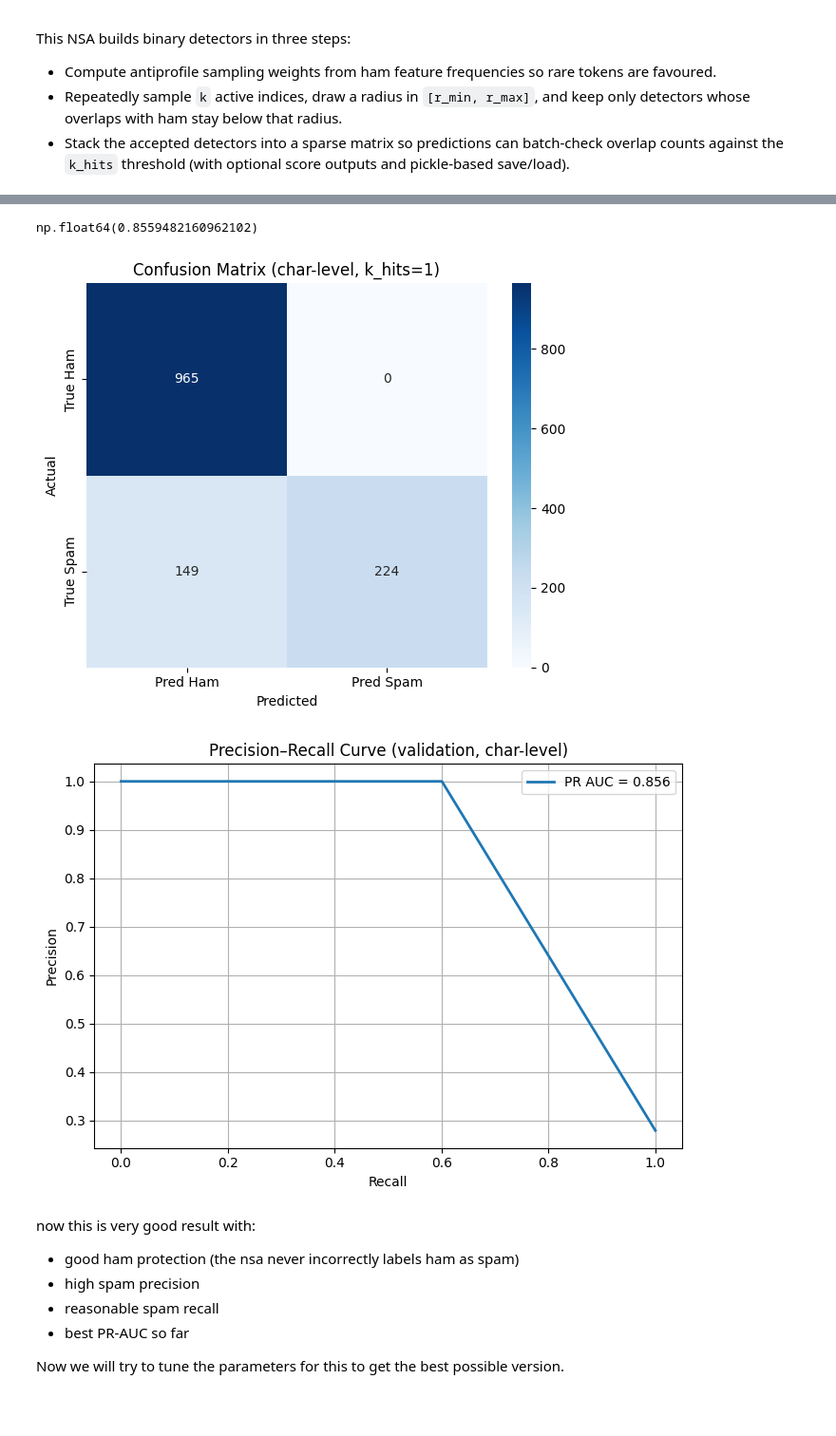
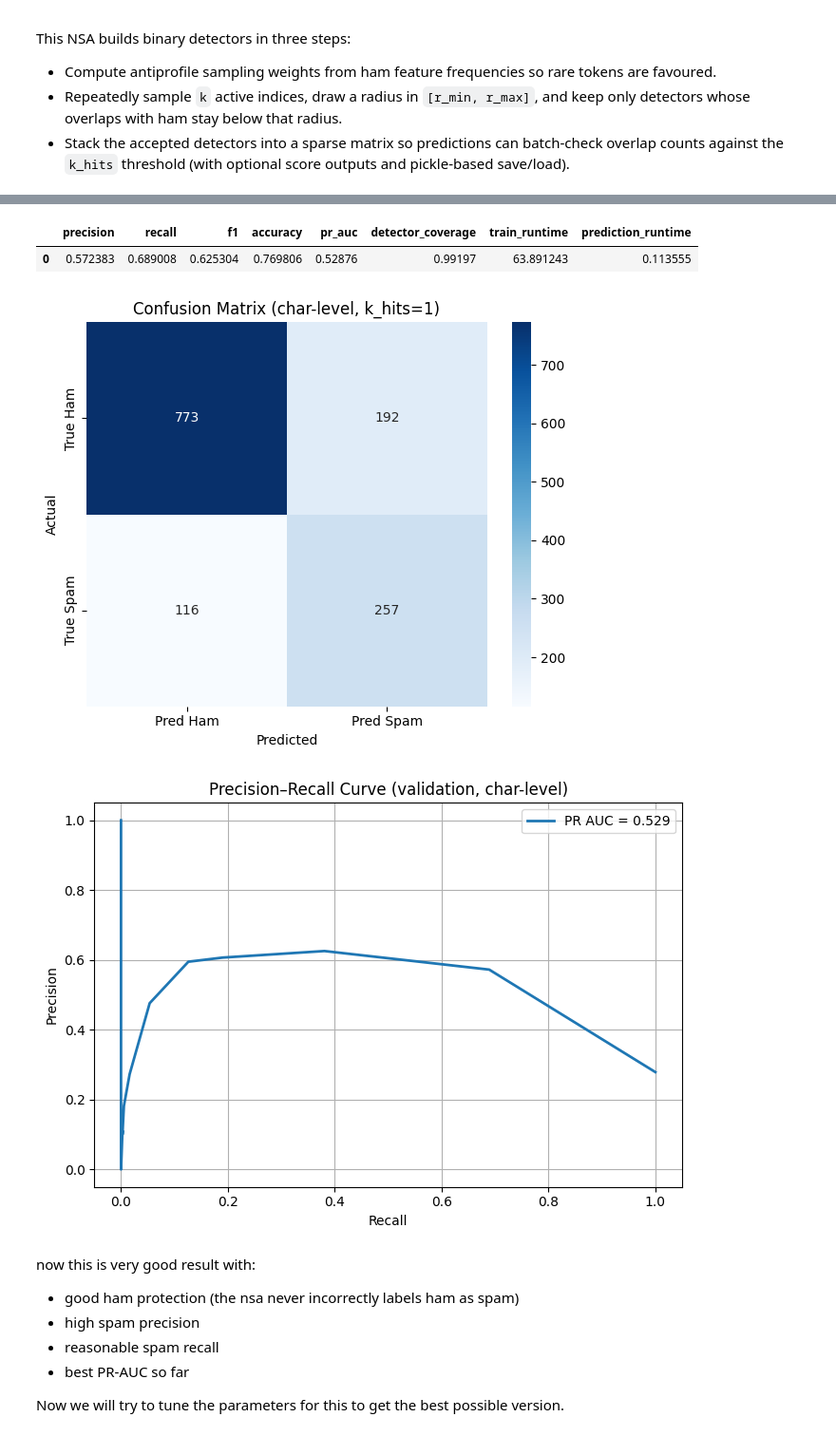
Before and after one commit to jofa016/ACIT4610---Final-Group-Project, a Jupyter notebook: R_f/Project_4/notebook/feature_engineering.ipynb, the cells around one changed output, grey strips where cells are left out. Shown at 95% size. Saved outputs shown, nothing was run; the diff lists cells and outputs as text; code cells hidden in the pictures; blank space fills up the shorter version.

```diff
--- a/R_f/Project_4/notebook/feature_engineering.ipynb
+++ b/R_f/Project_4/notebook/feature_engineering.ipynb
@@ -629,12 +787,11 @@ vectorizer_char = TfidfVectorizer(
     analyzer='char_wb'
 )
 
-Xh_train_char = vectorizer_char.fit_transform(ham_with_url_email)
-Xh_val_char   = vectorizer_char.transform(ham_val_with_url_email)
-Xh_test_char  = vectorizer_char.transform(ham_test_with_url_email)
-Xs_val_char   = vectorizer_char.transform(spam_val_with_url_email)
-Xs_test_char  = vectorizer_char.transform(spam_test_with_url_email)
-
+Xh_train_char = vectorizer_char.fit_transform(splits['ham_train'])
+Xh_val_char   = vectorizer_char.transform(splits['ham_val'])
+Xh_test_char  = vectorizer_char.transform(splits['ham_test'])
+Xs_val_char   = vectorizer_char.transform(splits['spam_val'])
+Xs_test_char  = vectorizer_char.transform(splits['spam_test'])
 print("Vocabulary (char-level):", len(vectorizer_char.vocabulary_))
 print("Train matrix shape (char-level):", Xh_train_char.shape)
 
@@ -647,6 +804,7 @@ Xs_val_char_bin   = binarize_matrix(Xs_val_char, tau)
 Xs_test_char_bin  = binarize_matrix(Xs_test_char, tau)
 # sanity check
 print("Binarized train matrix shape (char-level):", Xh_train_char_bin.shape)
+
 nsa_char = VDetectorNSA_Binary(
     k=20,
     r_min=1, r_max=3,
@@ -655,5 +813,11 @@ nsa_char = VDetectorNSA_Binary(
     sampling="antiprofile",
     random_state=42,
     batch_size=1000
-).fit(Xh_train_char_bin)
+)
+
+nsa_char.fit(Xh_train_char_bin)
+train_runtime_char = nsa_char.runtime_
+detector_coverage_char = nsa_char.detector_coverage()
+print(f"Training runtime (char-level): {train_runtime_char:.2f} seconds")
+print(f"Detector coverage (char-level): {detector_coverage_char:.2%}")
 # %% [output]
@@ -670,17 +838,30 @@ Generated 5000 detectors after 26614 tries.
 # %%
 # build val eval set
 X_eval_char = sp.vstack([Xh_val_char_bin, Xs_val_char_bin])
-y_eval_char = np.hstack([np.zeros(Xh_val_char_bin.shape[0], dtype=np.uint8),
-                    np.ones(Xs_val_char_bin.shape[0], dtype=np.uint8)])
+y_eval_char = np.hstack([
+    np.zeros(Xh_val_char_bin.shape[0], dtype=np.uint8),
+    np.ones(Xs_val_char_bin.shape[0], dtype=np.uint8)
+])
 
 # predict and evaluate
+pred_start = time.time()
 y_pred_char, scores_char = nsa_char.predict(X_eval_char, k_hits=1, return_score=True)
-evaluate_model(
+prediction_runtime_char = time.time() - pred_start
+print(f"Prediction runtime (char-level): {prediction_runtime_char:.2f} seconds")
+
+eval_results_char = evaluate_model(
     y_true=y_eval_char,
     y_pred=y_pred_char,
     scores=scores_char,
     target_names=("ham", "spam"),
     cm_title="Confusion Matrix (char-level, k_hits=1)",
-    pr_title="Precision–Recall Curve (validation, char-level)"
+    pr_title="Precision–Recall Curve (validation, char-level)",
+    detector_coverage=detector_coverage_char,
+    train_runtime=train_runtime_char,
+    prediction_runtime=prediction_runtime_char
 )
+
+pd.DataFrame([
+    {k: v for k, v in eval_results_char.items() if k not in {"classification_report", "confusion_matrix"}}
+])
 # %% [output]
@@ -698,6 +879,7 @@ PR-AUC: 0.856
-np.float64(0.8559482160962102)
+|  | precision | recall | f1 | accuracy | pr_auc | detector_coverage | train_runtime | prediction_runtime |
+| 0 | 0.572383 | 0.689008 | 0.625304 | 0.769806 | 0.52876 | 0.99197 | 63.891243 | 0.113555 |
-[figure, old version]
+[figure, new version]
-[figure, old version]
+[figure, new version]
 # %% [markdown]
 now this is very good result with:
 - good ham protection (the nsa never incorrectly labels ham as spam)
```
Also changed, not shown: parts of 22 cells of this notebook.
